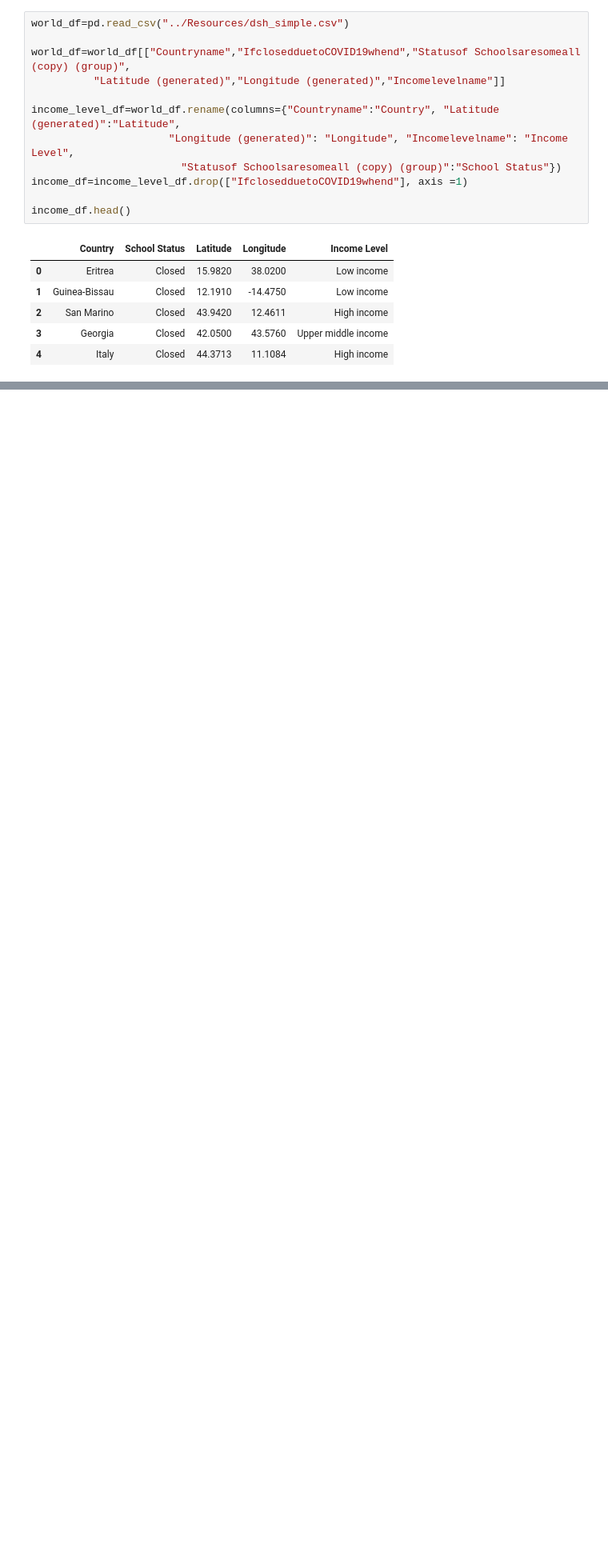
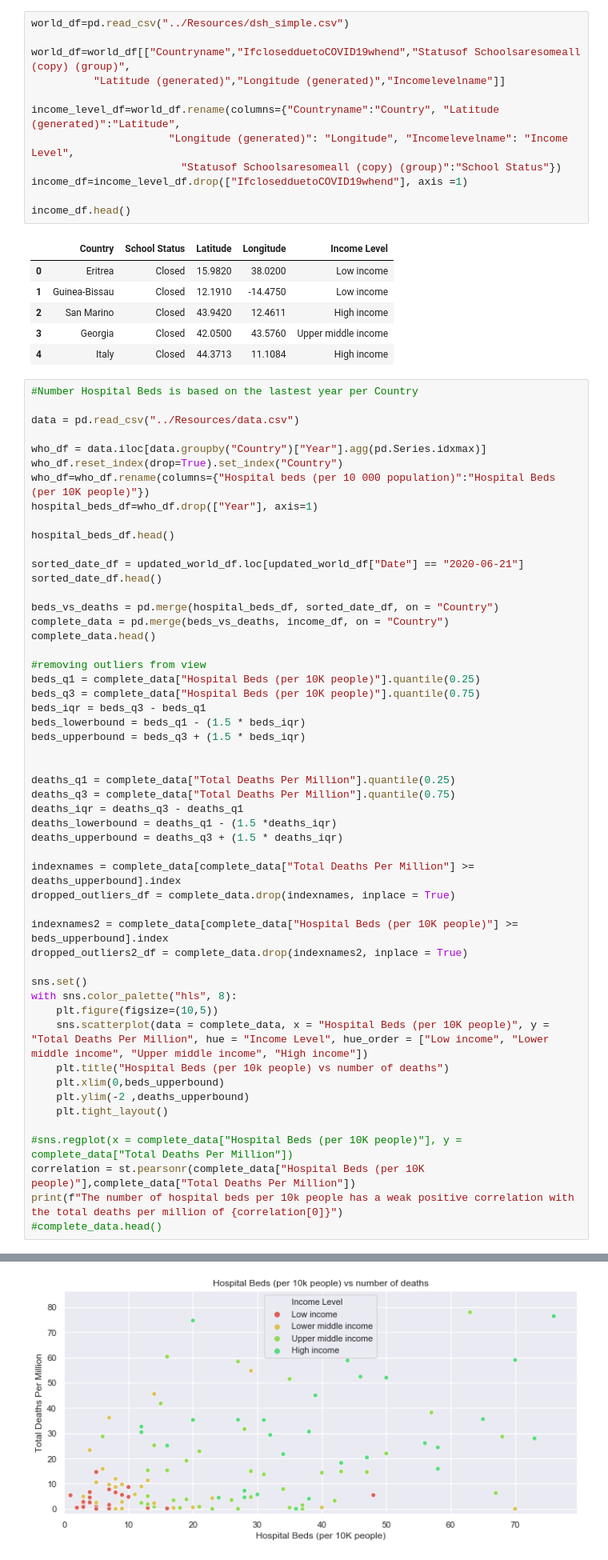
Before and after one commit to M-Agami/META-B, a Jupyter notebook: Coding/Coronavirus.ipynb, the cells around one changed output, grey strips where cells are left out. Shown at 80% size. Cells and saved outputs as stored; diff of their text form; blank space fills up the shorter version.

Commit message:
added plots

```diff
--- a/Coding/Coronavirus.ipynb
+++ b/Coding/Coronavirus.ipynb
@@ -108,3 +54,56 @@ income_df.head()
 | 2 | San Marino | Closed | 43.9420 | 12.4611 | High income |
 | 3 | Georgia | Closed | 42.0500 | 43.5760 | Upper middle income |
 | 4 | Italy | Closed | 44.3713 | 11.1084 | High income |
+# %%
+#Number Hospital Beds is based on the lastest year per Country
+
+data = pd.read_csv("../Resources/data.csv")
+
+who_df = data.iloc[data.groupby("Country")["Year"].agg(pd.Series.idxmax)]
+who_df.reset_index(drop=True).set_index("Country")
+who_df=who_df.rename(columns={"Hospital beds (per 10 000 population)":"Hospital Beds (per 10K people)"})
+hospital_beds_df=who_df.drop(["Year"], axis=1)
+
+hospital_beds_df.head()
+
+sorted_date_df = updated_world_df.loc[updated_world_df["Date"] == "2020-06-21"]
+sorted_date_df.head()
+
+beds_vs_deaths = pd.merge(hospital_beds_df, sorted_date_df, on = "Country")
+complete_data = pd.merge(beds_vs_deaths, income_df, on = "Country")
+complete_data.head()
+
+#removing outliers from view
+beds_q1 = complete_data["Hospital Beds (per 10K people)"].quantile(0.25)
+beds_q3 = complete_data["Hospital Beds (per 10K people)"].quantile(0.75)
+beds_iqr = beds_q3 - beds_q1
+beds_lowerbound = beds_q1 - (1.5 * beds_iqr)
+beds_upperbound = beds_q3 + (1.5 * beds_iqr)
+
+
+deaths_q1 = complete_data["Total Deaths Per Million"].quantile(0.25)
+deaths_q3 = complete_data["Total Deaths Per Million"].quantile(0.75)
+deaths_iqr = deaths_q3 - deaths_q1
+deaths_lowerbound = deaths_q1 - (1.5 *deaths_iqr)
+deaths_upperbound = deaths_q3 + (1.5 * deaths_iqr)
+
+indexnames = complete_data[complete_data["Total Deaths Per Million"] >= deaths_upperbound].index
+dropped_outliers_df = complete_data.drop(indexnames, inplace = True)
+
+indexnames2 = complete_data[complete_data["Hospital Beds (per 10K people)"] >= beds_upperbound].index
+dropped_outliers2_df = complete_data.drop(indexnames2, inplace = True)
+
+sns.set()
+with sns.color_palette("hls", 8):
+    plt.figure(figsize=(10,5))
+    sns.scatterplot(data = complete_data, x = "Hospital Beds (per 10K people)", y = "Total Deaths Per Million", hue = "Income Level", hue_order = ["Low income", "Lower middle income", "Upper middle income", "High income"])
+    plt.title("Hospital Beds (per 10k people) vs number of deaths")
+    plt.xlim(0,beds_upperbound)
+    plt.ylim(-2 ,deaths_upperbound)
+    plt.tight_layout()
+
+#sns.regplot(x = complete_data["Hospital Beds (per 10K people)"], y = complete_data["Total Deaths Per Million"])
+correlation = st.pearsonr(complete_data["Hospital Beds (per 10K people)"],complete_data["Total Deaths Per Million"])
+print(f"The number of hospital beds per 10k people has a weak positive correlation with the total deaths per million of {correlation[0]}")
+#complete_data.head()
+# %% [output]
@@ -110,0 +111 @@ income_df.head()
+[figure, added]
```
Also changed, not shown: parts of 9 cells of this notebook.
